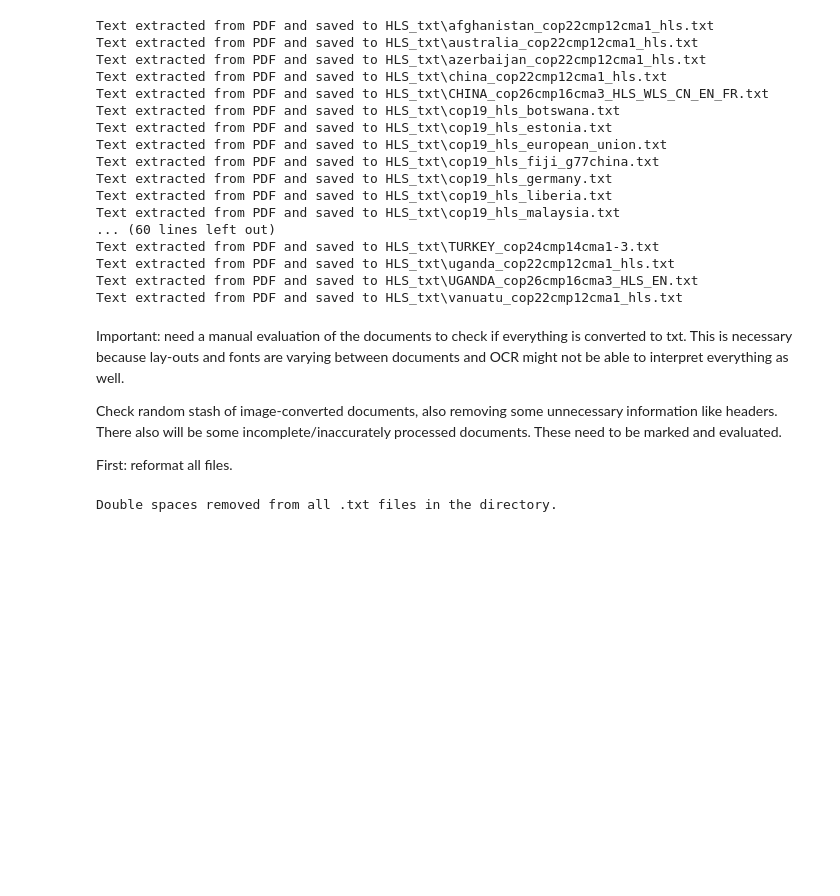
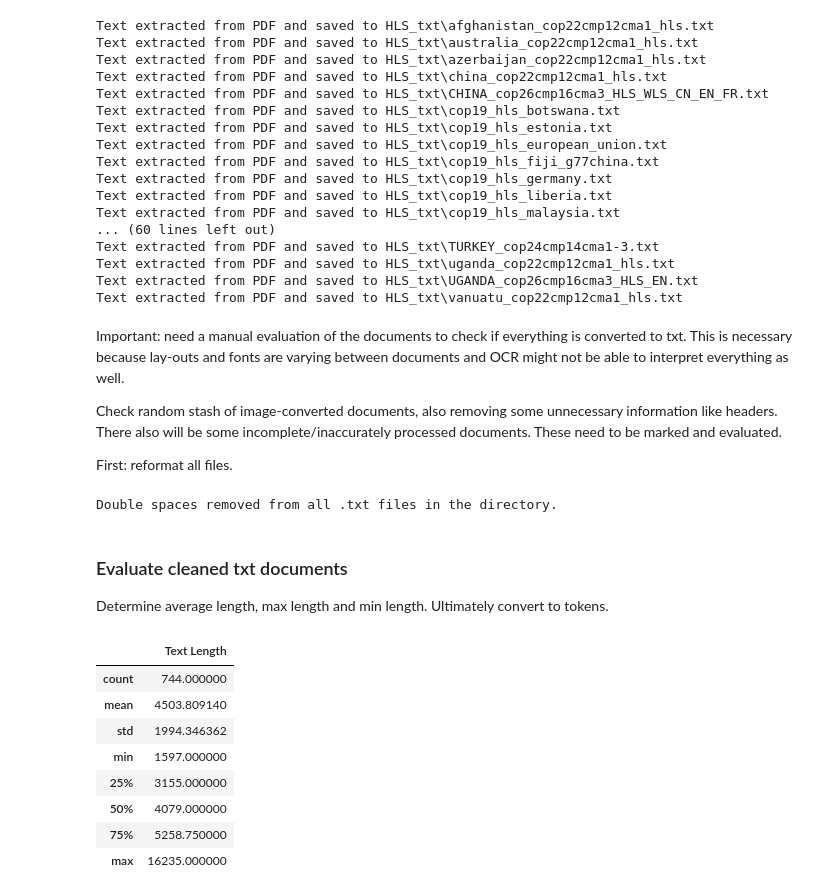
Before and after one commit to svansanten/TextToDistributiveJustice, a Jupyter notebook: HLS_pdf2txt.ipynb, the cells around one changed output. Cells and saved outputs as stored; diff of their text form; code cells hidden in the pictures; blank space fills up the shorter version.

```diff
--- a/HLS_pdf2txt.ipynb
+++ b/HLS_pdf2txt.ipynb
@@ -254,3 +254,39 @@ def standardize_text_files(directory):
                 file.write(text)
 
 #standardize_text_files(txt_directory)
+# %% [markdown]
+### Evaluate cleaned txt documents
+Determine average length, max length and min length. Ultimately convert to tokens.
+# %%
+# Initialize lists to store file names and corresponding text lengths
+file_names = []
+text_lengths = []
+
+# Iterate through each file in the directory
+for filename in os.listdir(directory):
+    if filename.endswith(".txt"):
+        # Open the file and calculate its length
+        with open(os.path.join(directory, filename), 'r', encoding='utf-8') as file:
+            content = file.read()
+            length = len(content)
+
+            # Append file name and text length to lists
+            file_names.append(filename)
+            text_lengths.append(length)
+
+# Create a dataframe from the lists
+data = {'File Name': file_names, 'Text Length': text_lengths}
+df = pd.DataFrame(data)
+
+# Display the dataframe
+df.describe()
+# %% [output]
+|  | Text Length |
+| count | 744.000000 |
+| mean | 4503.809140 |
+| std | 1994.346362 |
+| min | 1597.000000 |
+| 25% | 3155.000000 |
+| 50% | 4079.000000 |
+| 75% | 5258.750000 |
+| max | 16235.000000 |
```
Also changed, not shown: parts of 3 cells of this notebook, 13 other files.
